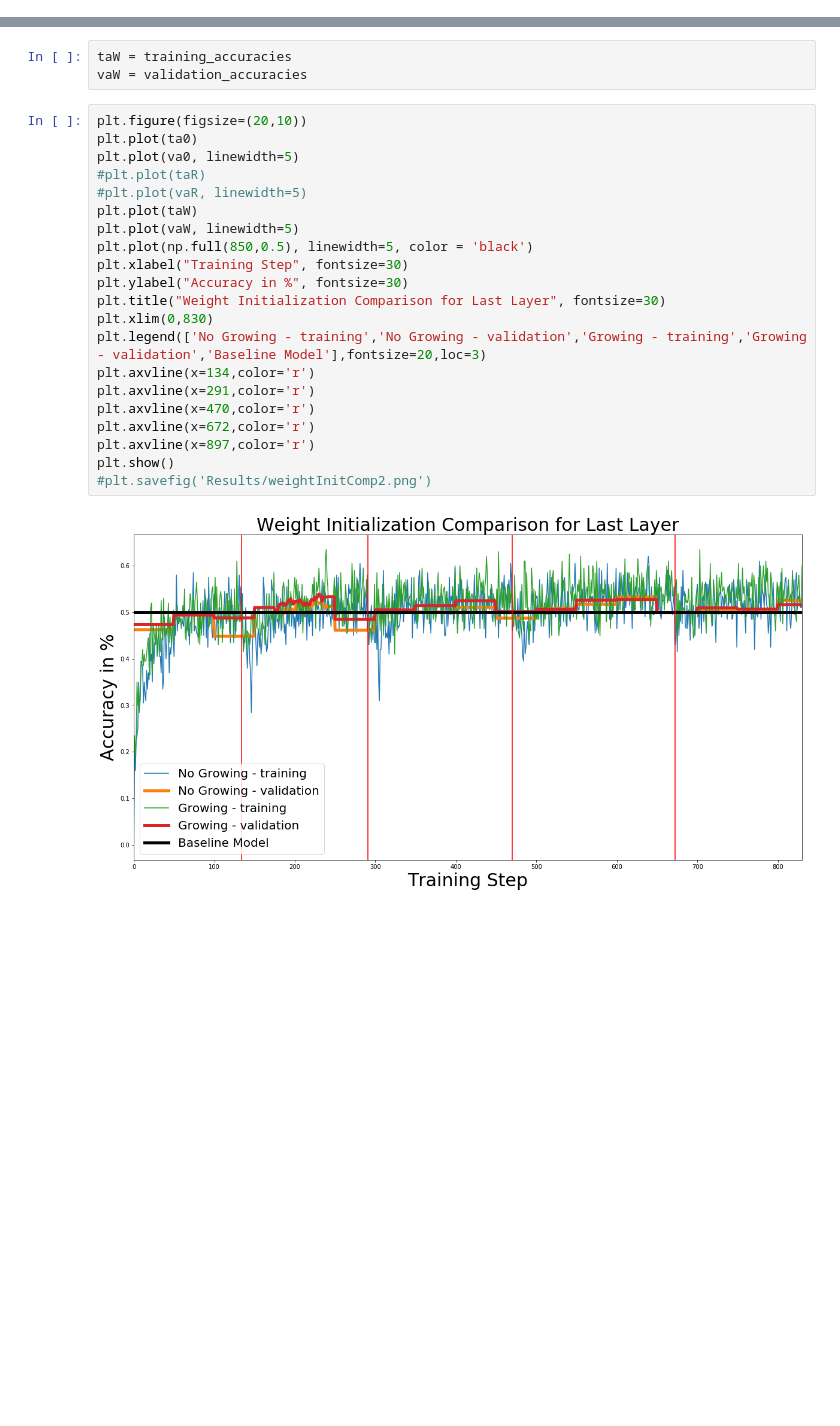
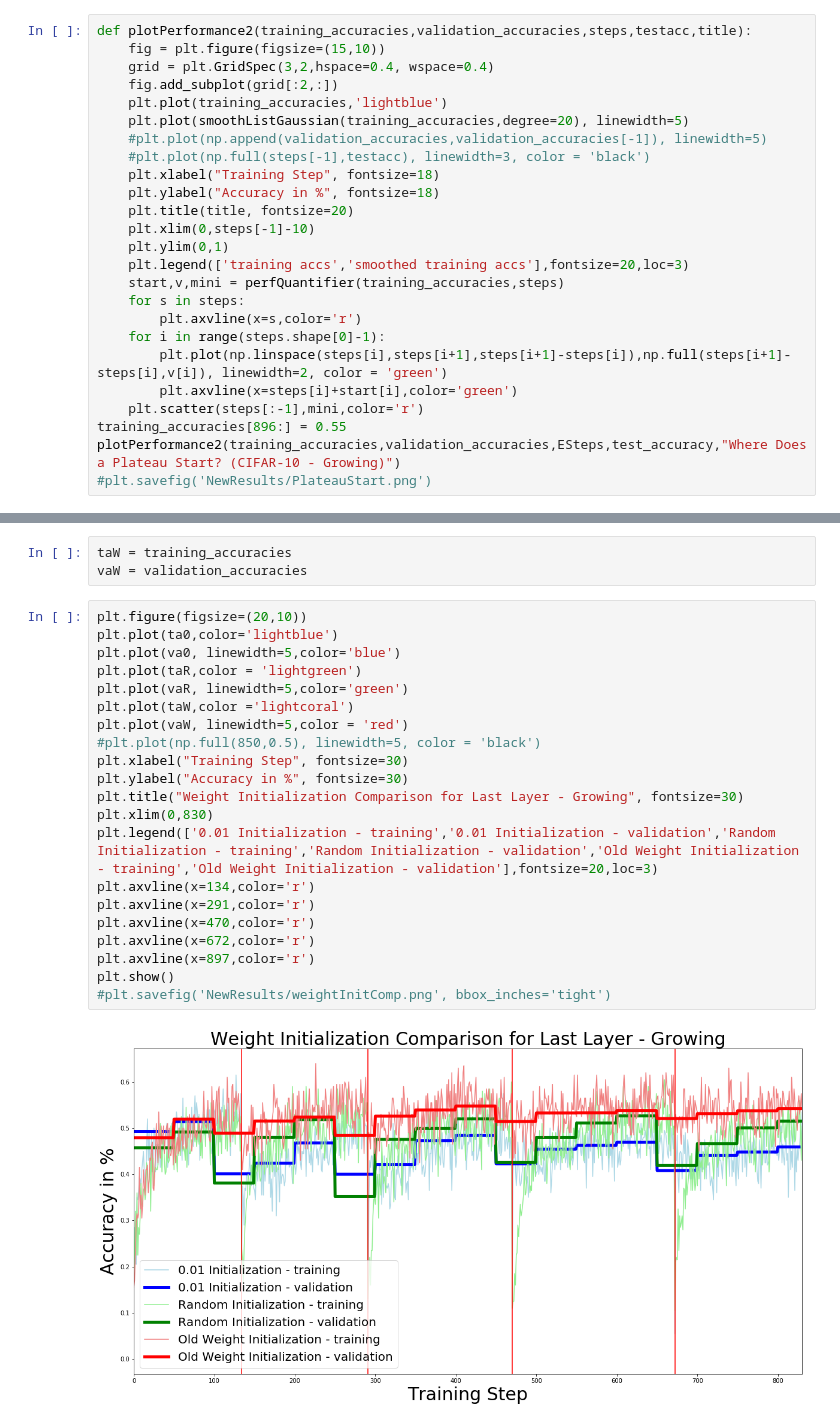
Before and after one commit to vkakerbeck/Progressively-Growing-Networks, a Jupyter notebook: Growing-CIFAR-10.ipynb, the cells around one changed output, grey strips where cells are left out. Drawn from its saved outputs; the diff is of its cells as text; blank space fills up the shorter version.

```diff
--- a/Growing-CIFAR-10.ipynb
+++ b/Growing-CIFAR-10.ipynb
@@ -513,0 +1235,25 @@ plotPerformance(training_accuracies,validation_accuracies,ESteps,"Growing - Rein
+# %%
+def plotPerformance2(training_accuracies,validation_accuracies,steps,testacc,title):
+    fig = plt.figure(figsize=(15,10))
+    grid = plt.GridSpec(3,2,hspace=0.4, wspace=0.4)
+    fig.add_subplot(grid[:2,:])
+    plt.plot(training_accuracies,'lightblue')
+    plt.plot(smoothListGaussian(training_accuracies,degree=20), linewidth=5)
+    #plt.plot(np.append(validation_accuracies,validation_accuracies[-1]), linewidth=5)
+    #plt.plot(np.full(steps[-1],testacc), linewidth=3, color = 'black')
+    plt.xlabel("Training Step", fontsize=18)
+    plt.ylabel("Accuracy in %", fontsize=18)
+    plt.title(title, fontsize=20)
+    plt.xlim(0,steps[-1]-10)
+    plt.ylim(0,1)
+    plt.legend(['training accs','smoothed training accs'],fontsize=20,loc=3)
+    start,v,mini = perfQuantifier(training_accuracies,steps)
+    for s in steps:
+        plt.axvline(x=s,color='r')
+    for i in range(steps.shape[0]-1):
+        plt.plot(np.linspace(steps[i],steps[i+1],steps[i+1]-steps[i]),np.full(steps[i+1]-steps[i],v[i]), linewidth=2, color = 'green')
+        plt.axvline(x=steps[i]+start[i],color='green')
+    plt.scatter(steps[:-1],mini,color='r')
+training_accuracies[896:] = 0.55
+plotPerformance2(training_accuracies,validation_accuracies,ESteps,test_accuracy,"Where Does a Plateau Start? (CIFAR-10 - Growing)")
+#plt.savefig('NewResults/PlateauStart.png')
@@ -642,24 +1298,24 @@ taW = training_accuracies
 vaW = validation_accuracies
 # %%
 plt.figure(figsize=(20,10))
-plt.plot(ta0)
-plt.plot(va0, linewidth=5)
-#plt.plot(taR)
-#plt.plot(vaR, linewidth=5)
-plt.plot(taW)
-plt.plot(vaW, linewidth=5)
-plt.plot(np.full(850,0.5), linewidth=5, color = 'black')
+plt.plot(ta0,color='lightblue')
+plt.plot(va0, linewidth=5,color='blue')
+plt.plot(taR,color = 'lightgreen')
+plt.plot(vaR, linewidth=5,color='green')
+plt.plot(taW,color ='lightcoral')
+plt.plot(vaW, linewidth=5,color = 'red')
+#plt.plot(np.full(850,0.5), linewidth=5, color = 'black')
 plt.xlabel("Training Step", fontsize=30)
 plt.ylabel("Accuracy in %", fontsize=30)
-plt.title("Weight Initialization Comparison for Last Layer", fontsize=30)
+plt.title("Weight Initialization Comparison for Last Layer - Growing", fontsize=30)
 plt.xlim(0,830)
-plt.legend(['No Growing - training','No Growing - validation','Growing - training','Growing - validation','Baseline Model'],fontsize=20,loc=3)
+plt.legend(['0.01 Initialization - training','0.01 Initialization - validation','Random Initialization - training','Random Initialization - validation','Old Weight Initialization - training','Old Weight Initialization - validation'],fontsize=20,loc=3)
 plt.axvline(x=134,color='r')
 plt.axvline(x=291,color='r')
 plt.axvline(x=470,color='r')
 plt.axvline(x=672,color='r')
 plt.axvline(x=897,color='r')
 plt.show()
-#plt.savefig('Results/weightInitComp2.png')
+#plt.savefig('NewResults/weightInitComp.png', bbox_inches='tight')
 # %% [output]
-[figure, old version]
+[figure, new version]
```
Also changed, not shown: parts of 43 cells of this notebook, 1 other file.
